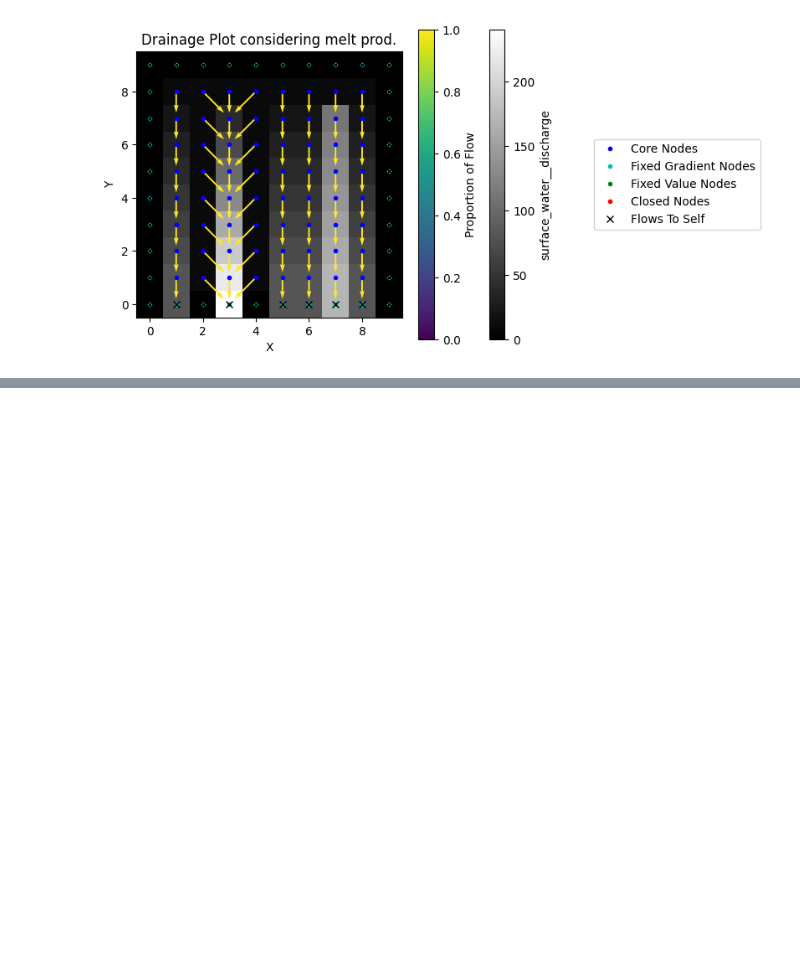
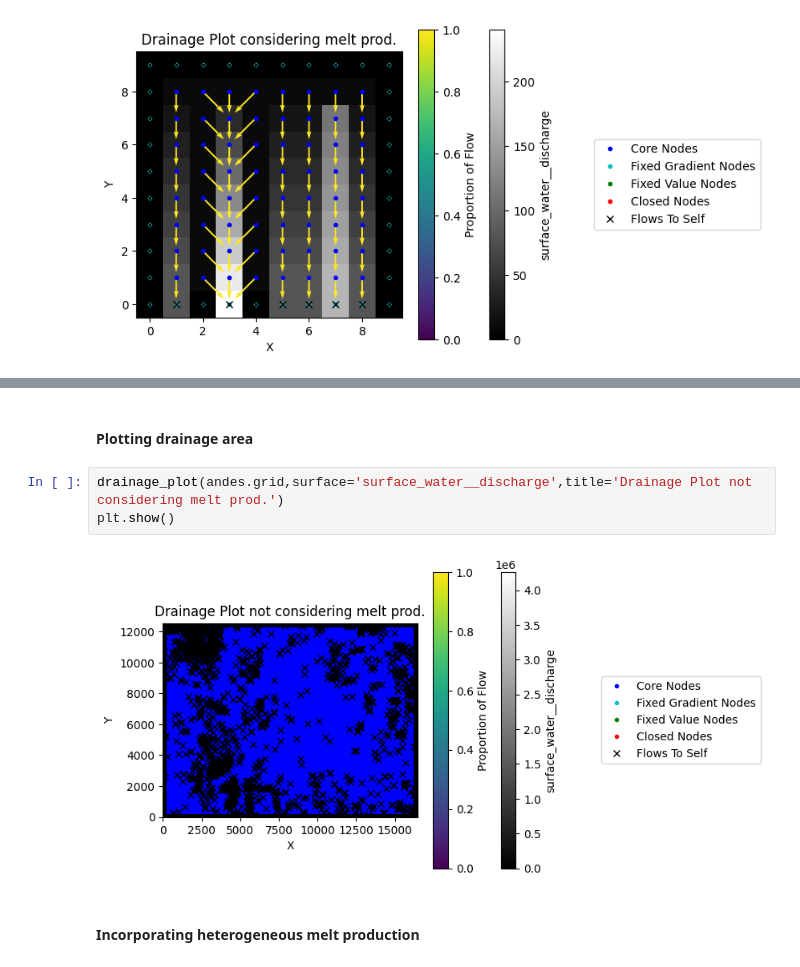
Before and after one commit to csdms-espin/ESPIn_2023_glacial_water_routing, a Jupyter notebook: MeltwaterRunoff_EmilyVersion.ipynb, the cells around one changed output, grey strips where cells are left out. Saved outputs shown, nothing was run; the diff lists cells and outputs as text; blank space fills up the shorter version.

```diff
--- a/MeltwaterRunoff_EmilyVersion.ipynb
+++ b/MeltwaterRunoff_EmilyVersion.ipynb
@@ -119,0 +168,9 @@ FlowAccumulator found both the field 'water__unit_flux_in' and a provided float
+# %% [markdown]
+#### Plotting drainage area
+# %%
+drainage_plot(andes.grid,surface='surface_water__discharge',title='Drainage Plot not considering melt prod.')
+plt.show()
+# %% [output]
+[figure, added]
+# %% [markdown]
+#### Incorporating heterogeneous melt production
```
Also changed, not shown: parts of 16 cells of this notebook, 1 other file.
